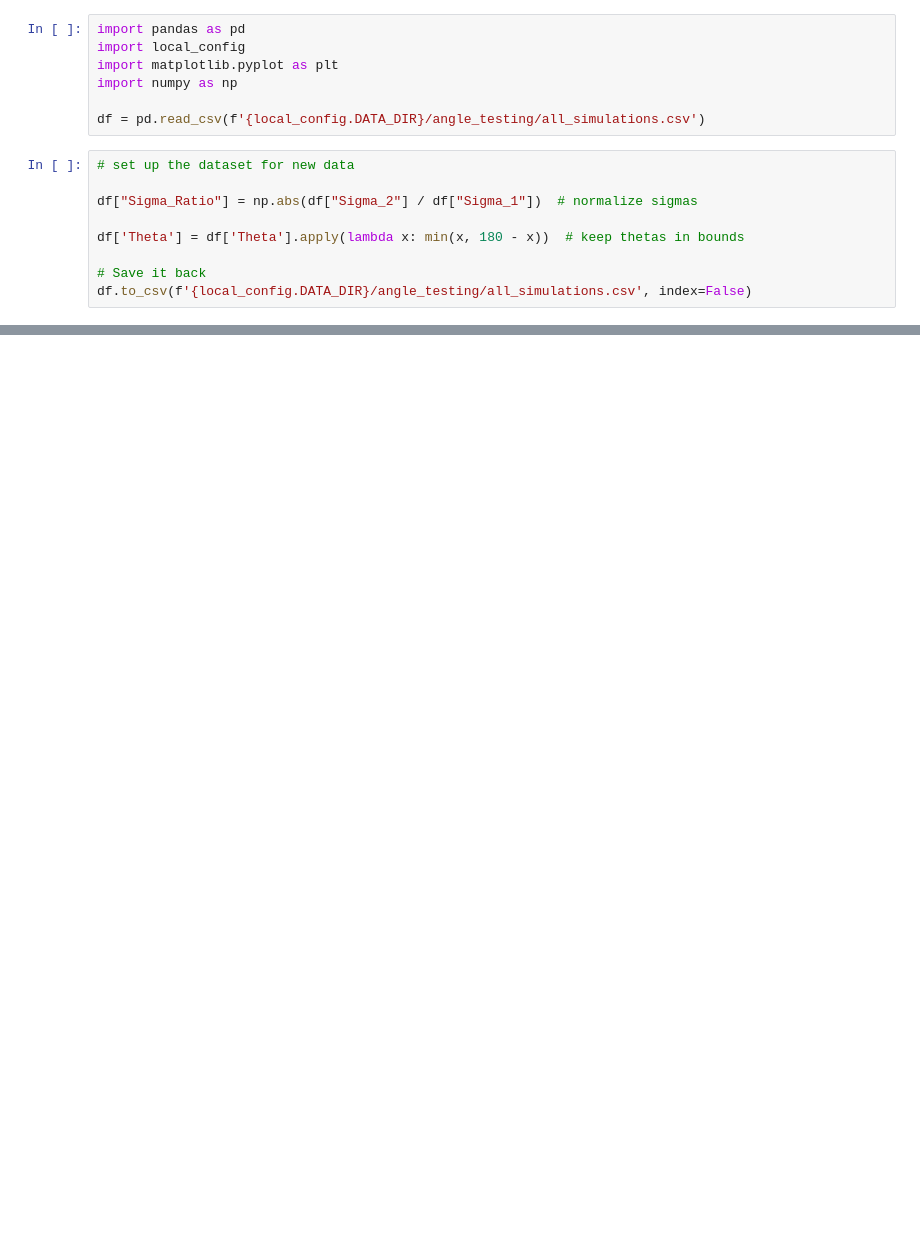
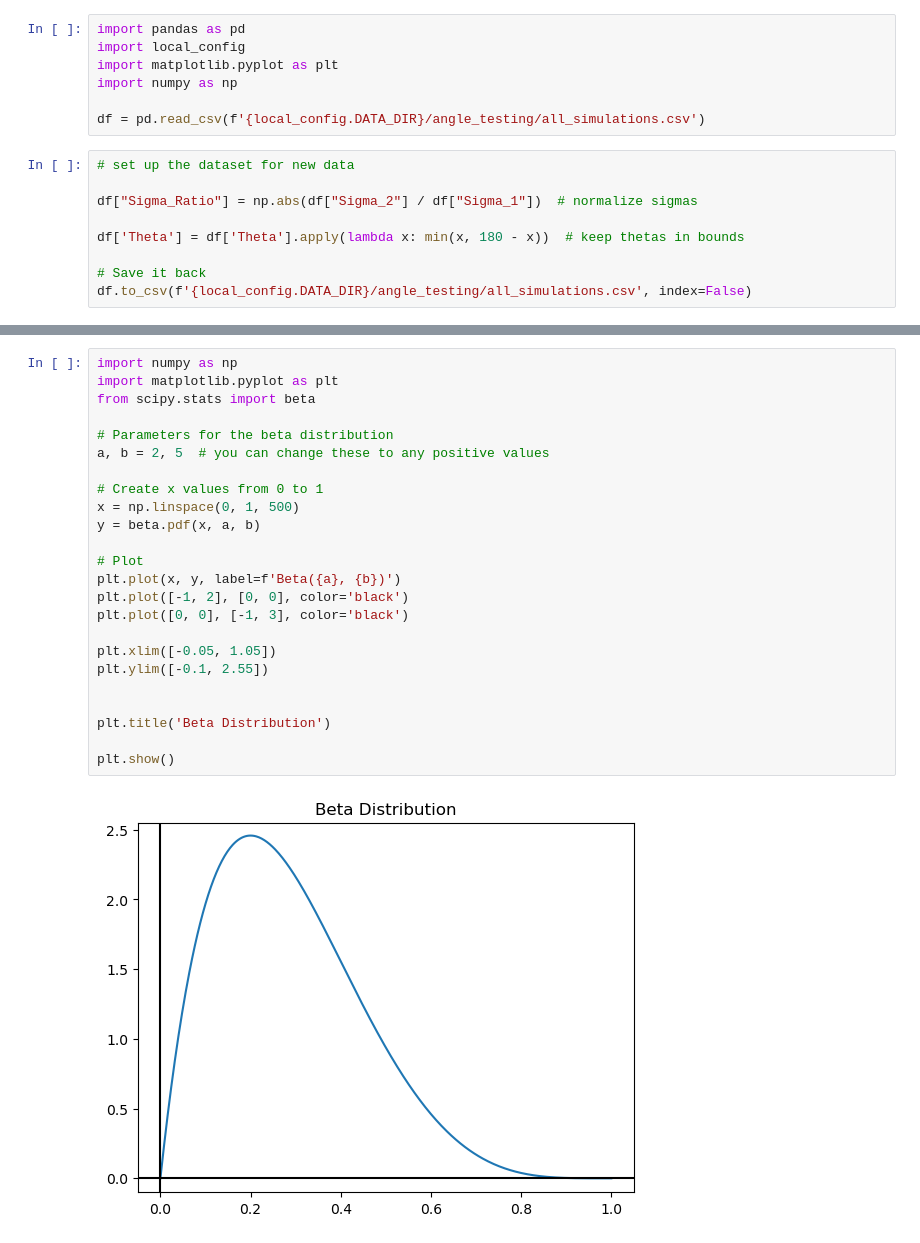
Before and after one commit to abon11/Graphene_Strength_Surface, a Jupyter notebook: sandbox.ipynb, the cells around one changed output, grey strips where cells are left out. Saved outputs shown, nothing was run; the diff lists cells and outputs as text; blank space fills up the shorter version.

```diff
--- a/sandbox.ipynb
+++ b/sandbox.ipynb
@@ -145,0 +175,26 @@ plt.title(f"Drucker-Prager Surface")
+# %%
+import numpy as np
+import matplotlib.pyplot as plt
+from scipy.stats import beta
+
+# Parameters for the beta distribution
+a, b = 2, 5  # you can change these to any positive values
+
+# Create x values from 0 to 1
+x = np.linspace(0, 1, 500)
+y = beta.pdf(x, a, b)
+
+# Plot
+plt.plot(x, y, label=f'Beta({a}, {b})')
+plt.plot([-1, 2], [0, 0], color='black')
+plt.plot([0, 0], [-1, 3], color='black')
+
+plt.xlim([-0.05, 1.05])
+plt.ylim([-0.1, 2.55])
+
+
+plt.title('Beta Distribution')
+
+plt.show()
+# %% [output]
+[figure, added]
```
Also changed, not shown: parts of 9 cells of this notebook, 4 other files.
